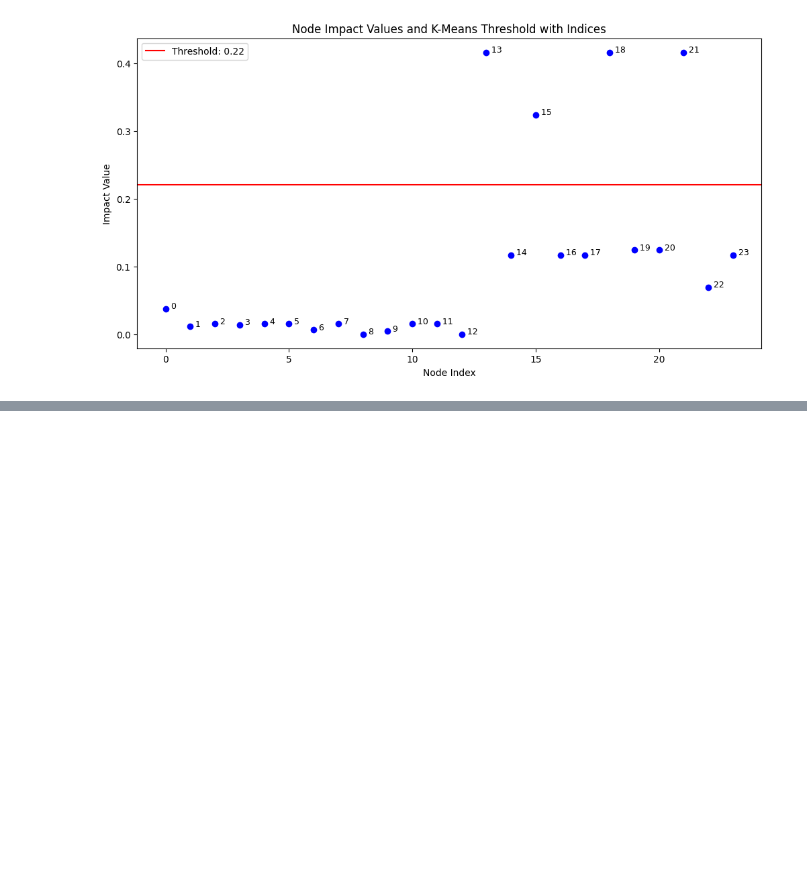
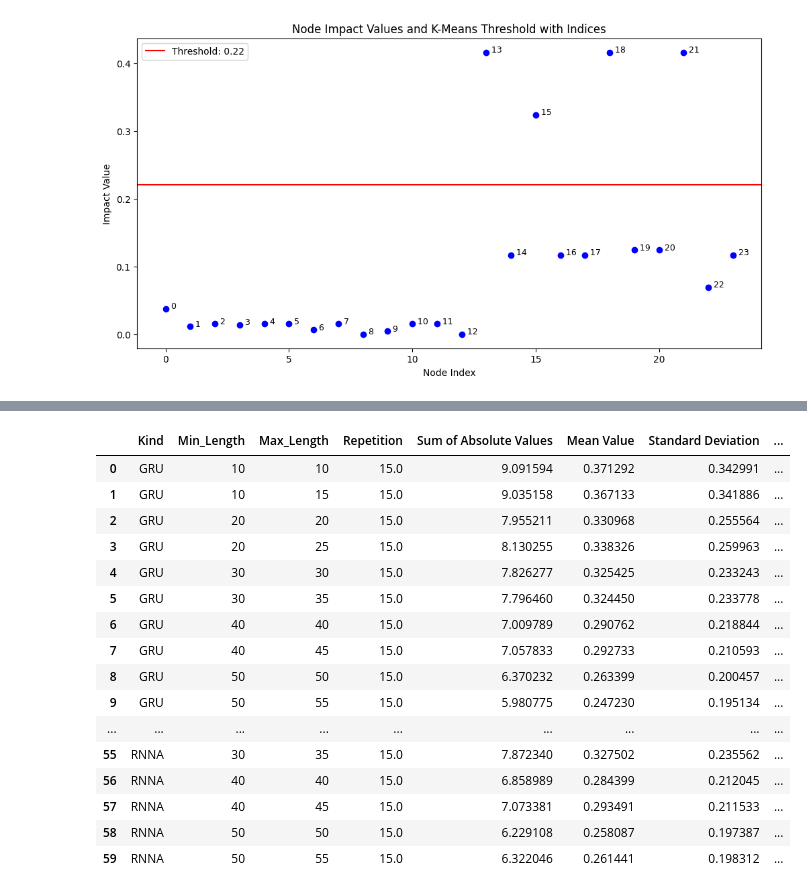
Before and after one commit to Ahmadar91/Master-sThesis, a Jupyter notebook: Attention.ipynb, the cells around one changed output, grey strips where cells are left out. Drawn from its saved outputs; the diff is of its cells as text; code cells hidden in the pictures; blank space fills up the shorter version.

```diff
--- a/Attention.ipynb
+++ b/Attention.ipynb
@@ -2250,0 +2252,24 @@ df
+# %%
+# Now, calculating the average for each kind_min_max
+average_results = df.groupby(['Kind', 'Min_Length', 'Max_Length']).mean().reset_index()
+
+# Display the averaged results
+average_results
+# %% [output]
+|  | Kind | Min_Length | Max_Length | Repetition | Sum of Absolute Values | Mean Value | Standard Deviation | ... |
+| 0 | GRU | 10 | 10 | 15.0 | 9.091594 | 0.371292 | 0.342991 | ... |
+| 1 | GRU | 10 | 15 | 15.0 | 9.035158 | 0.367133 | 0.341886 | ... |
+| 2 | GRU | 20 | 20 | 15.0 | 7.955211 | 0.330968 | 0.255564 | ... |
+| 3 | GRU | 20 | 25 | 15.0 | 8.130255 | 0.338326 | 0.259963 | ... |
+| 4 | GRU | 30 | 30 | 15.0 | 7.826277 | 0.325425 | 0.233243 | ... |
+| 5 | GRU | 30 | 35 | 15.0 | 7.796460 | 0.324450 | 0.233778 | ... |
+| 6 | GRU | 40 | 40 | 15.0 | 7.009789 | 0.290762 | 0.218844 | ... |
+| 7 | GRU | 40 | 45 | 15.0 | 7.057833 | 0.292733 | 0.210593 | ... |
+| 8 | GRU | 50 | 50 | 15.0 | 6.370232 | 0.263399 | 0.200457 | ... |
+| 9 | GRU | 50 | 55 | 15.0 | 5.980775 | 0.247230 | 0.195134 | ... |
+| ... | ... | ... | ... | ... | ... | ... | ... | ... |
+| 55 | RNNA | 30 | 35 | 15.0 | 7.872340 | 0.327502 | 0.235562 | ... |
+| 56 | RNNA | 40 | 40 | 15.0 | 6.858989 | 0.284399 | 0.212045 | ... |
+| 57 | RNNA | 40 | 45 | 15.0 | 7.073381 | 0.293491 | 0.211533 | ... |
+| 58 | RNNA | 50 | 50 | 15.0 | 6.229108 | 0.258087 | 0.197387 | ... |
+| 59 | RNNA | 50 | 55 | 15.0 | 6.322046 | 0.261441 | 0.198312 | ... |
```
Also changed, not shown: parts of 6 cells of this notebook, 3 other files.
